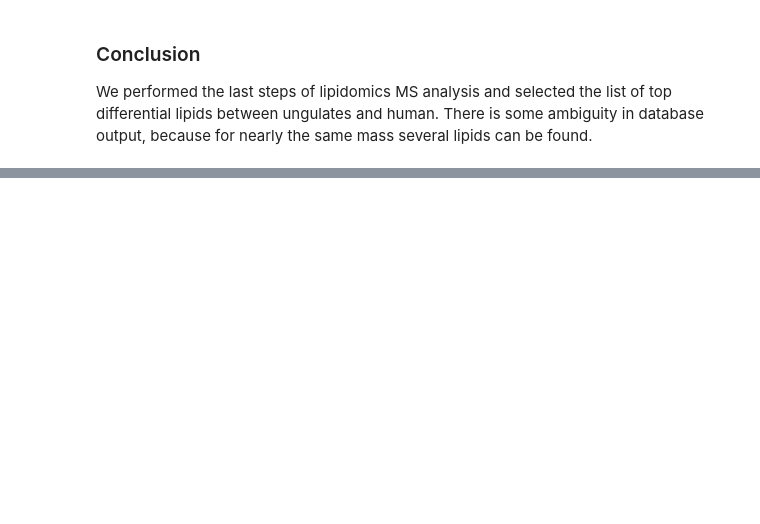
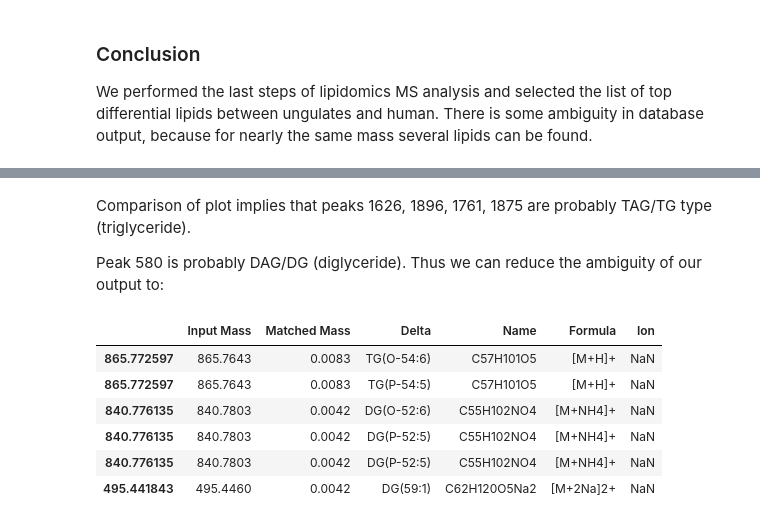
Before and after one commit to tim-ivanov/MS-AdvancedBioLab-Skoltech, a Jupyter notebook: src/hometask.ipynb, the cells around one changed output, grey strips where cells are left out. Saved outputs shown, nothing was run; the diff lists cells and outputs as text; code cells hidden in the pictures; blank space fills up the shorter version.

```diff
--- a/src/hometask.ipynb
+++ b/src/hometask.ipynb
@@ -733,0 +768,15 @@ We performed the last steps of lipidomics MS analysis and selected the list of t
+# %% [markdown]
+Comparison of plot implies that peaks 1626, 1896, 1761, 1875 are probably TAG/TG type (triglyceride).
+
+Peak 580 is probably DAG/DG (diglyceride). Thus we can reduce the ambiguity of our output to:
+# %%
+result.loc['peak_number'] = []
+result.iloc[[2,3,4,5,5,8],:]
+# %% [output]
+|  | Input Mass | Matched Mass | Delta | Name | Formula | Ion |
+| 865.772597 | 865.7643 | 0.0083 | TG(O-54:6) | C57H101O5 | [M+H]+ | NaN |
+| 865.772597 | 865.7643 | 0.0083 | TG(P-54:5) | C57H101O5 | [M+H]+ | NaN |
+| 840.776135 | 840.7803 | 0.0042 | DG(O-52:6) | C55H102NO4 | [M+NH4]+ | NaN |
+| 840.776135 | 840.7803 | 0.0042 | DG(P-52:5) | C55H102NO4 | [M+NH4]+ | NaN |
+| 840.776135 | 840.7803 | 0.0042 | DG(P-52:5) | C55H102NO4 | [M+NH4]+ | NaN |
+| 495.441843 | 495.4460 | 0.0042 | DG(59:1) | C62H120O5Na2 | [M+2Na]2+ | NaN |
```
Also changed, not shown: parts of 4 cells of this notebook, 2 other files.
